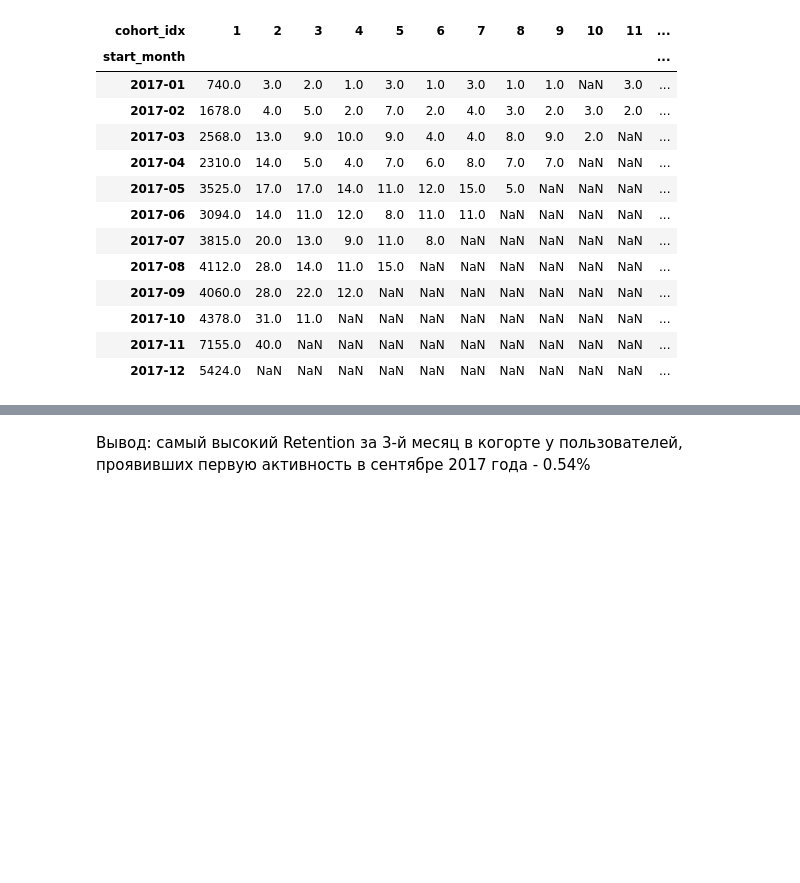
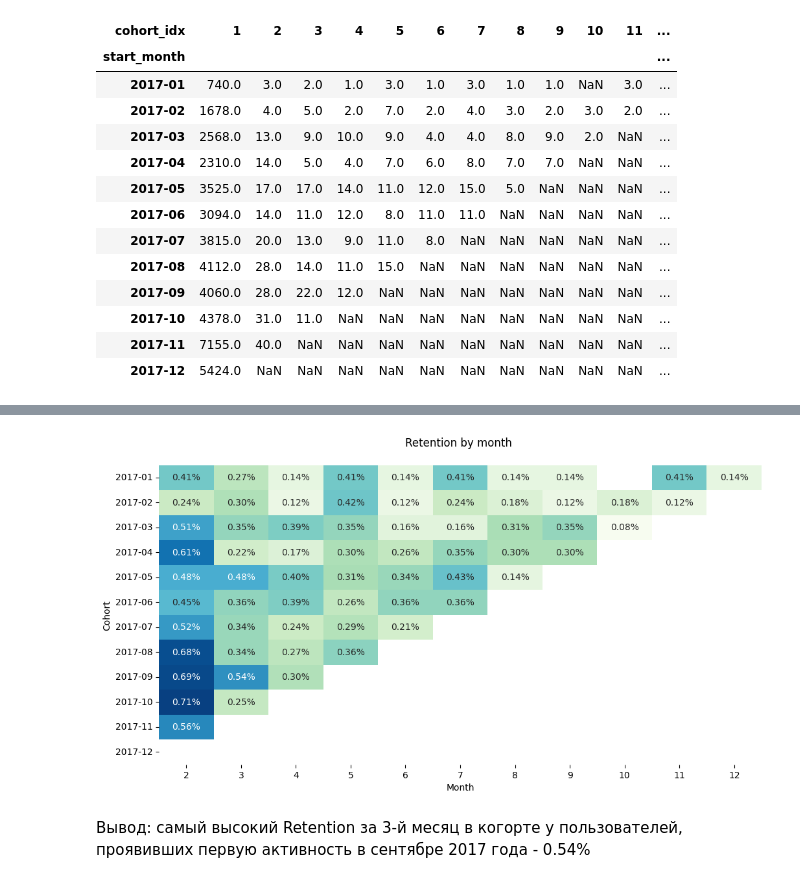
Before and after one commit to OlgaUman/Cohort-RFM, a Jupyter notebook: e_commerce.ipynb, the cells around one changed output, grey strips where cells are left out. Cells and saved outputs as stored; diff of their text form; code cells hidden in the pictures; blank space fills up the shorter version.

Commit message:
fix heatmap

```diff
--- a/Cohort_RFM.ipynb
+++ b/e_commerce.ipynb
@@ -665,3 +639,17 @@ retention
+# %%
+# Оформляем таблицу
+retention = cohort_table.divide(cs, axis=0)
+# Удалим столбец первого месяца
+retention = retention.reset_index().drop(columns=1).set_index('start_month')
+# %%
+plt.figure(figsize=(12, 6))
+sns.heatmap(retention, annot=True, fmt='.2%', cbar=False, cmap='GnBu')
+plt.title('Retention by month \n')
+plt.xlabel('Month')
+plt.ylabel('Cohort')
+plt.show()
+# %% [output]
+[figure, added]
 # %% [markdown]
 Вывод: самый высокий Retention за 3-й месяц в когорте у пользователей, проявивших первую активность в сентябре 2017 года - 0.54%
 # %% [markdown]
```
Also changed, not shown: parts of 5 cells of this notebook, 1 other file.
